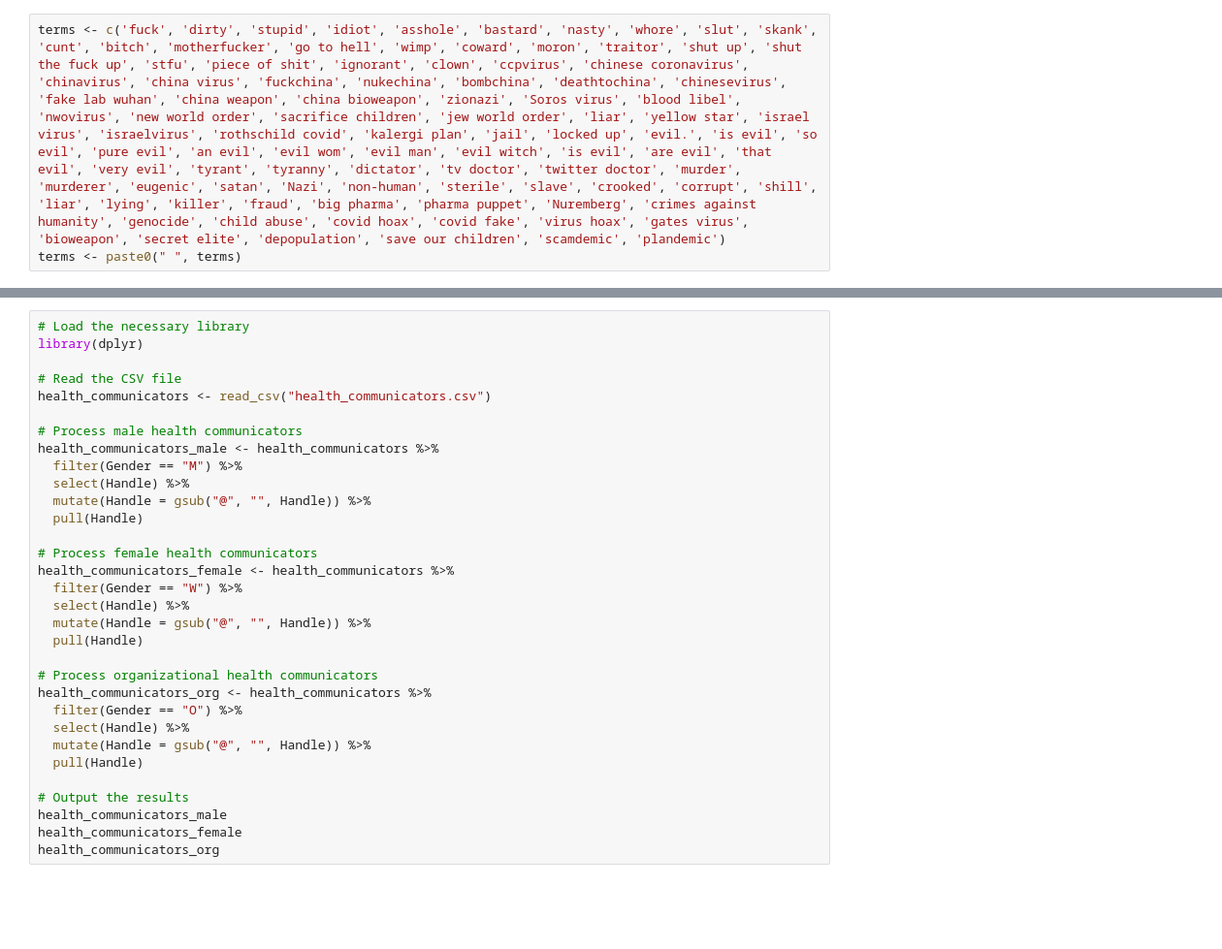
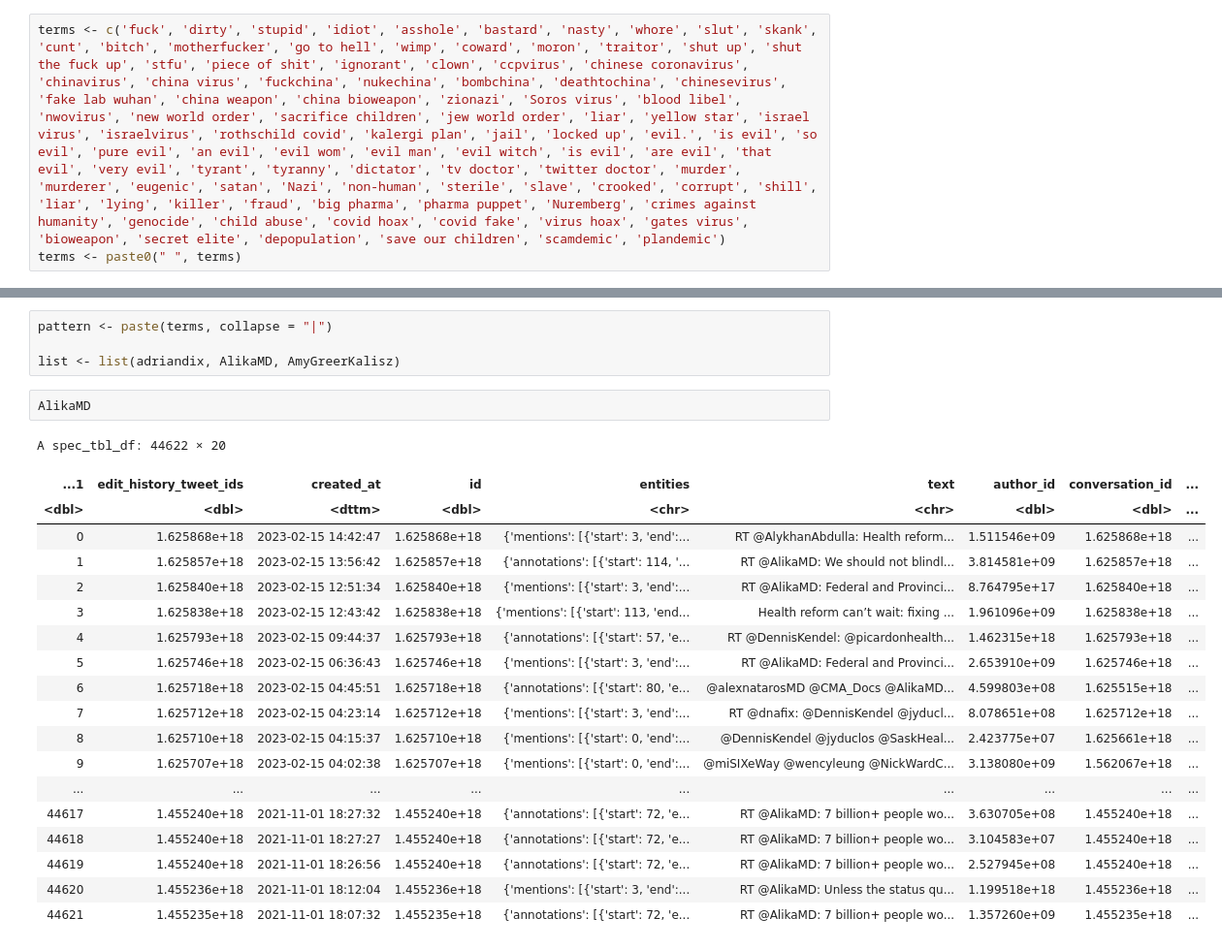
Before and after one commit to Irene-Berezin/tweets, a Jupyter notebook: Untitled-1.ipynb, the cells around one changed output, grey strips where cells are left out. Shown at 97% size. Cells and saved outputs as stored; diff of their text form; blank space fills up the shorter version.

```diff
--- a/Untitled-1.ipynb
+++ b/Untitled-1.ipynb
@@ -227,32 +293,26 @@ A tibble: 75842 × 3
-# %%
-# Load the necessary library
-library(dplyr)
-
-# Read the CSV file
-health_communicators <- read_csv("health_communicators.csv")
-
-# Process male health communicators
-health_communicators_male <- health_communicators %>%
-  filter(Gender == "M") %>%
-  select(Handle) %>%
-  mutate(Handle = gsub("@", "", Handle)) %>%
-  pull(Handle)
-
-# Process female health communicators
-health_communicators_female <- health_communicators %>%
-  filter(Gender == "W") %>%
-  select(Handle) %>%
-  mutate(Handle = gsub("@", "", Handle)) %>%
-  pull(Handle)
-
-# Process organizational health communicators
-health_communicators_org <- health_communicators %>%
-  filter(Gender == "O") %>%
-  select(Handle) %>%
-  mutate(Handle = gsub("@", "", Handle)) %>%
-  pull(Handle)
-
-# Output the results
-health_communicators_male
-health_communicators_female
-health_communicators_org
+# %%
+pattern <- paste(terms, collapse = "|")
+
+list <- list(adriandix, AlikaMD, AmyGreerKalisz)
+# %%
+AlikaMD
+# %% [output]
+A spec_tbl_df: 44622 × 20
+| ...1 | edit_history_tweet_ids | created_at | id | entities | text | author_id | conversation_id | ... |
+| <dbl> | <dbl> | <dttm> | <dbl> | <chr> | <chr> | <dbl> | <dbl> | ... |
+| 0 | 1.625868e+18 | 2023-02-15 14:42:47 | 1.625868e+18 | {'mentions': [{'start': 3, 'end':... | RT @AlykhanAbdulla: Health reform... | 1.511546e+09 | 1.625868e+18 | ... |
+| 1 | 1.625857e+18 | 2023-02-15 13:56:42 | 1.625857e+18 | {'annotations': [{'start': 114, '... | RT @AlikaMD: We should not blindl... | 3.814581e+09 | 1.625857e+18 | ... |
+| 2 | 1.625840e+18 | 2023-02-15 12:51:34 | 1.625840e+18 | {'mentions': [{'start': 3, 'end':... | RT @AlikaMD: Federal and Provinci... | 8.764795e+17 | 1.625840e+18 | ... |
+| 3 | 1.625838e+18 | 2023-02-15 12:43:42 | 1.625838e+18 | {'mentions': [{'start': 113, 'end... | Health reform can’t wait: fixing ... | 1.961096e+09 | 1.625838e+18 | ... |
+| 4 | 1.625793e+18 | 2023-02-15 09:44:37 | 1.625793e+18 | {'annotations': [{'start': 57, 'e... | RT @DennisKendel: @picardonhealth... | 1.462315e+18 | 1.625793e+18 | ... |
+| 5 | 1.625746e+18 | 2023-02-15 06:36:43 | 1.625746e+18 | {'mentions': [{'start': 3, 'end':... | RT @AlikaMD: Federal and Provinci... | 2.653910e+09 | 1.625746e+18 | ... |
+| 6 | 1.625718e+18 | 2023-02-15 04:45:51 | 1.625718e+18 | {'annotations': [{'start': 80, 'e... | @alexnatarosMD @CMA_Docs @AlikaMD... | 4.599803e+08 | 1.625515e+18 | ... |
+| 7 | 1.625712e+18 | 2023-02-15 04:23:14 | 1.625712e+18 | {'mentions': [{'start': 3, 'end':... | RT @dnafix: @DennisKendel @jyducl... | 8.078651e+08 | 1.625712e+18 | ... |
+| 8 | 1.625710e+18 | 2023-02-15 04:15:37 | 1.625710e+18 | {'mentions': [{'start': 0, 'end':... | @DennisKendel @jyduclos @SaskHeal... | 2.423775e+07 | 1.625661e+18 | ... |
+| 9 | 1.625707e+18 | 2023-02-15 04:02:38 | 1.625707e+18 | {'mentions': [{'start': 0, 'end':... | @miSIXeWay @wencyleung @NickWardC... | 3.138080e+09 | 1.562067e+18 | ... |
+| ... | ... | ... | ... | ... | ... | ... | ... | ... |
+| 44617 | 1.455240e+18 | 2021-11-01 18:27:32 | 1.455240e+18 | {'annotations': [{'start': 72, 'e... | RT @AlikaMD: 7 billion+ people wo... | 3.630705e+08 | 1.455240e+18 | ... |
+| 44618 | 1.455240e+18 | 2021-11-01 18:27:27 | 1.455240e+18 | {'annotations': [{'start': 72, 'e... | RT @AlikaMD: 7 billion+ people wo... | 3.104583e+07 | 1.455240e+18 | ... |
+| 44619 | 1.455240e+18 | 2021-11-01 18:26:56 | 1.455240e+18 | {'annotations': [{'start': 72, 'e... | RT @AlikaMD: 7 billion+ people wo... | 2.527945e+08 | 1.455240e+18 | ... |
+| 44620 | 1.455236e+18 | 2021-11-01 18:12:04 | 1.455236e+18 | {'mentions': [{'start': 3, 'end':... | RT @AlikaMD: Unless the status qu... | 1.199518e+18 | 1.455236e+18 | ... |
+| 44621 | 1.455235e+18 | 2021-11-01 18:07:32 | 1.455235e+18 | {'annotations': [{'start': 72, 'e... | RT @AlikaMD: 7 billion+ people wo... | 1.357260e+09 | 1.455235e+18 | ... |
```
Also changed, not shown: parts of 15 cells of this notebook.
